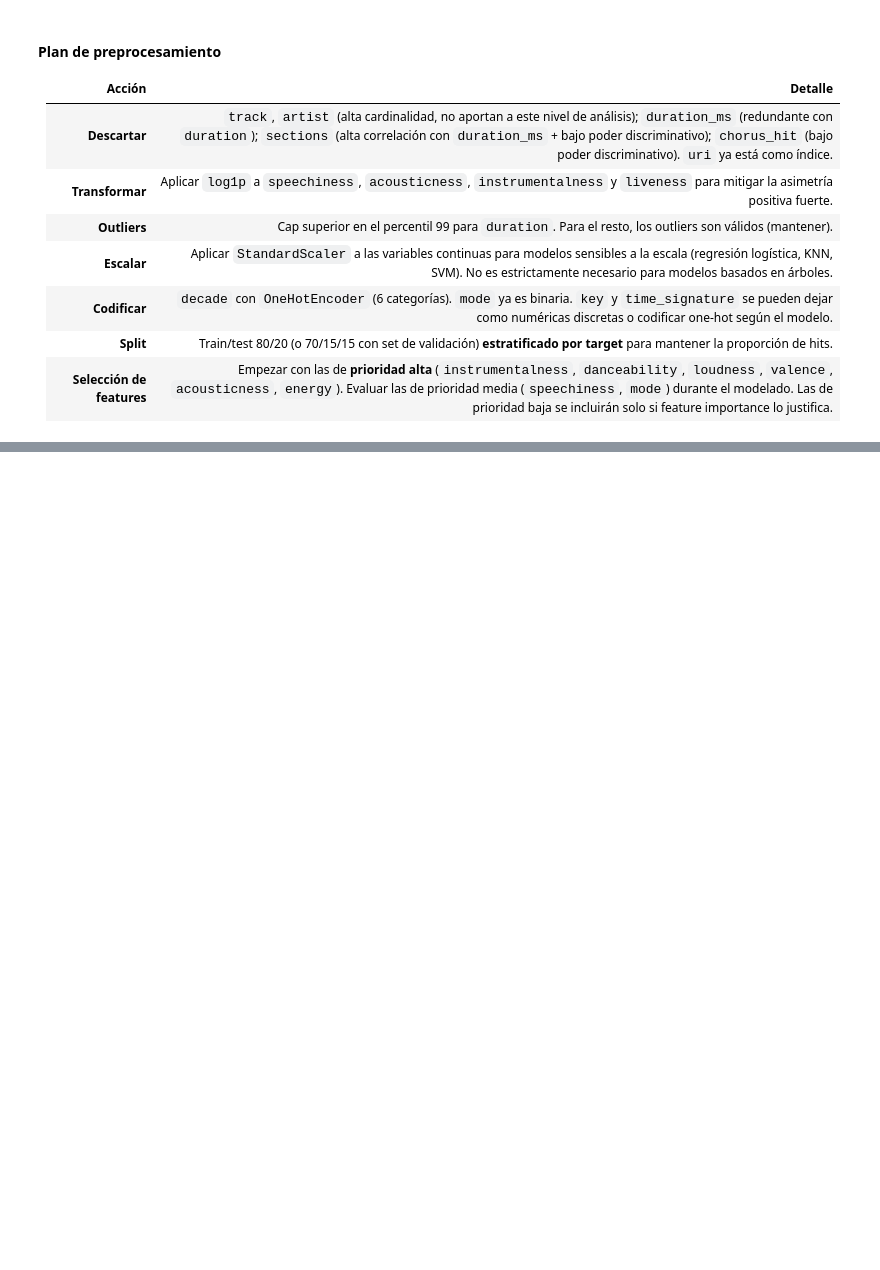
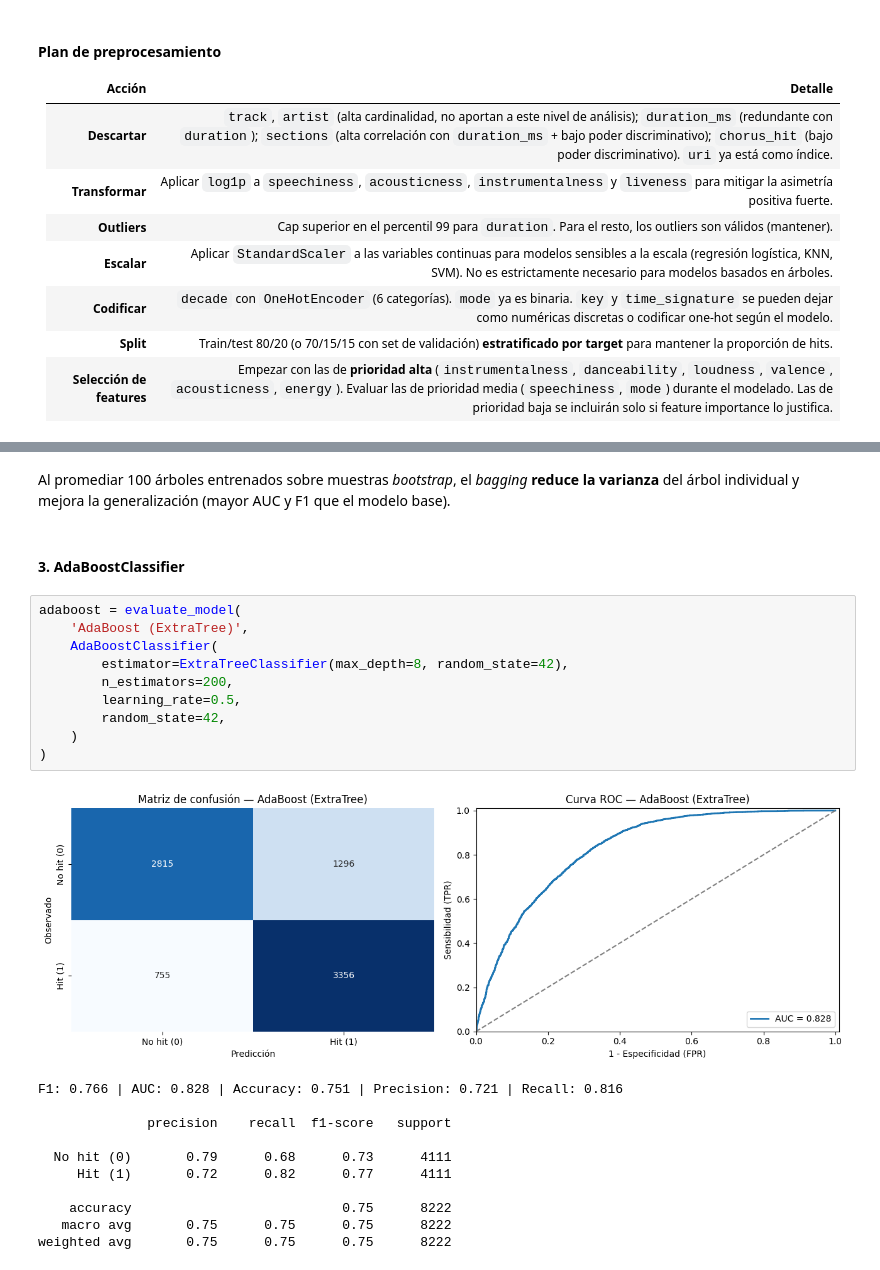
Before and after one commit to EehMauro/tp-data-science, a Jupyter notebook: tp.ipynb, the cells around one changed output, grey strips where cells are left out. Cells and saved outputs as stored; diff of their text form; blank space fills up the shorter version.

```diff
--- a/tp.ipynb
+++ b/tp.ipynb
@@ -579,0 +750,26 @@ A partir del análisis exploratorio realizado, podemos sintetizar los hallazgos
+# %% [markdown]
+Al promediar 100 árboles entrenados sobre muestras *bootstrap*, el *bagging* **reduce la varianza** del árbol individual y mejora la generalización (mayor AUC y F1 que el modelo base).
+# %% [markdown]
+#### 3. AdaBoostClassifier
+# %%
+adaboost = evaluate_model(
+    'AdaBoost (ExtraTree)',
+    AdaBoostClassifier(
+        estimator=ExtraTreeClassifier(max_depth=8, random_state=42),
+        n_estimators=200,
+        learning_rate=0.5,
+        random_state=42,
+    )
+)
+# %% [output]
+[figure, added]
+F1: 0.766 | AUC: 0.828 | Accuracy: 0.751 | Precision: 0.721 | Recall: 0.816
+
+              precision    recall  f1-score   support
+
+  No hit (0)       0.79      0.68      0.73      4111
+     Hit (1)       0.72      0.82      0.77      4111
+
+    accuracy                           0.75      8222
+   macro avg       0.75      0.75      0.75      8222
+weighted avg       0.75      0.75      0.75      8222
```
Also changed, not shown: parts of 25 cells of this notebook.
